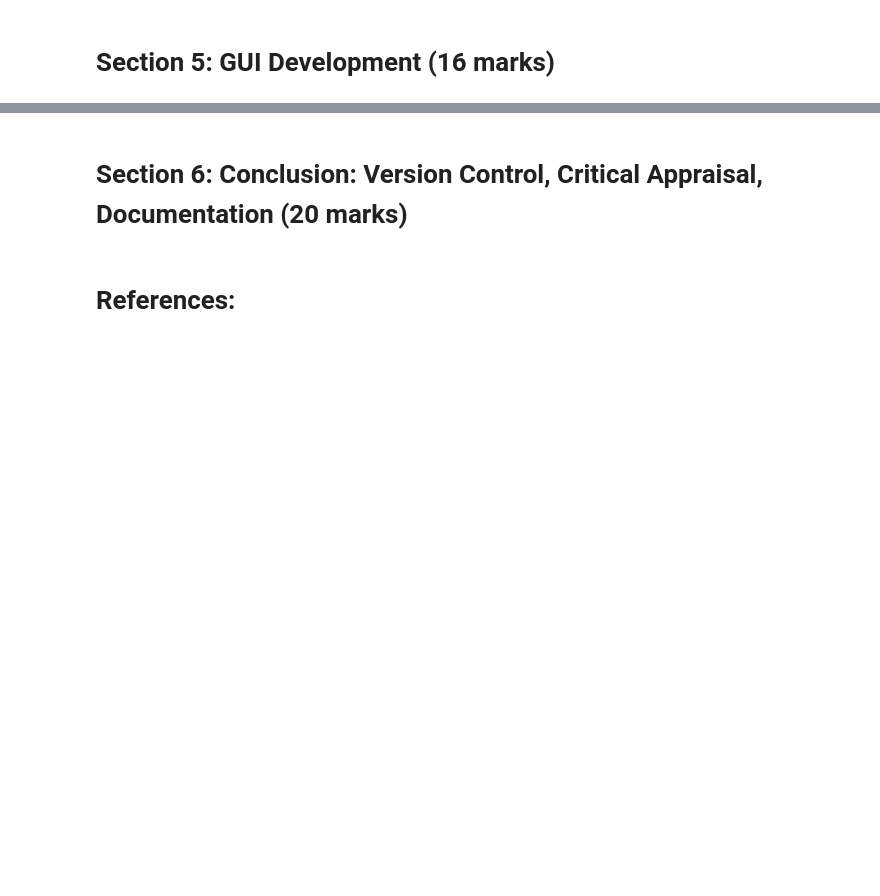
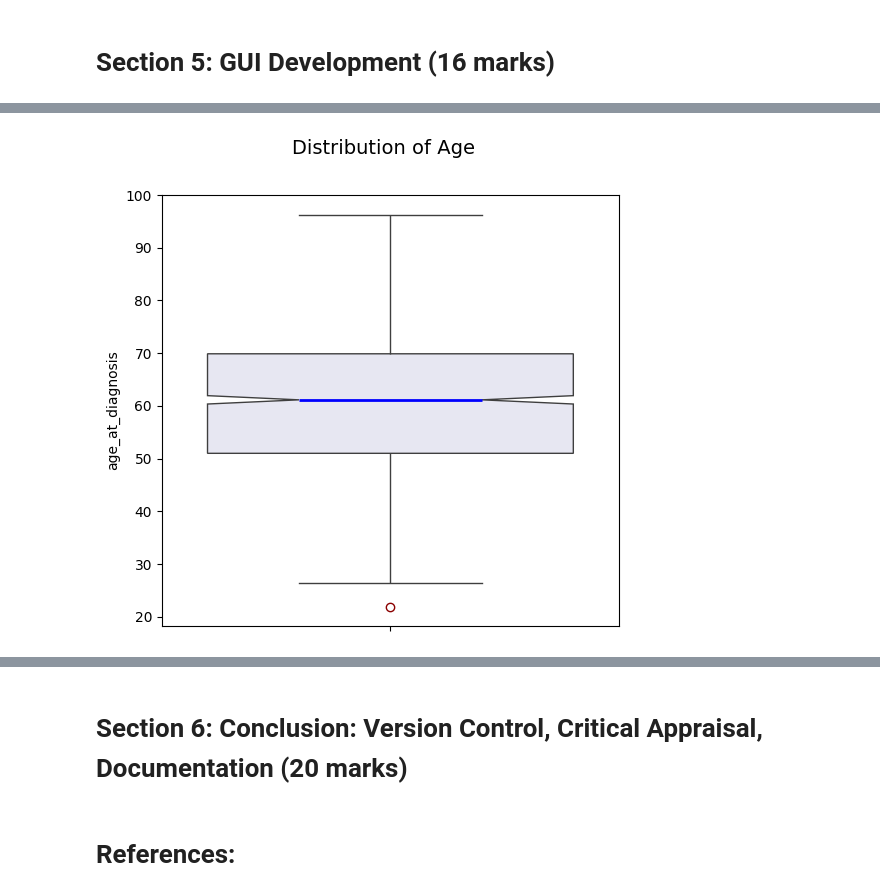
Before and after one commit to Ruthamey1/handling_data, a Jupyter notebook: NTU_N1019812_SOFT40161_CourseWork.ipynb, the cells around one changed output, grey strips where cells are left out. Cells and saved outputs as stored; diff of their text form; code cells hidden in the pictures; blank space fills up the shorter version.

```diff
--- a/NTU_N1019812_SOFT40161_CourseWork.ipynb
+++ b/NTU_N1019812_SOFT40161_CourseWork.ipynb
@@ -522,0 +613,89 @@ sns.relplot(x="lymph_nodes_examined_positive", y="overall_survival_months", hue=
+# %%
+def age():
+    fig, ax = plt.subplots(figsize=(8, 6))
+    sns.boxplot(data=data,
+                    y='age_at_diagnosis',
+                    flierprops=dict(markeredgecolor='darkred'),
+                    notch=True,
+                    boxprops={'facecolor':(.1,.1,.5,.1)},
+                    medianprops={'color':'b', 'linewidth':2})
+
+    plt.suptitle("Distribution of Age", fontsize=14)
+    display_plot(fig)
+
+def lymph_nodes():
+    fig, ax = plt.subplots(figsize=(8, 6))
+    sns.boxplot(data=data,
+                    y='lymph_nodes_examined_positive',
+                    flierprops=dict(markeredgecolor='darkred'),
+                    notch=True,
+                    boxprops={'facecolor':(.1,.1,.5,.1)},
+                    medianprops={'color':'b', 'linewidth':2})
+
+    plt.suptitle("Distributions of Lymph Nodes Examines Positive", fontsize=14)
+    display_plot(fig)
+
+def survival():
+    fig, ax = plt.subplots(figsize=(8, 6))
+    sns.boxplot(data=data,
+                    y='overall_survival_months',
+                    flierprops=dict(markeredgecolor='darkred'),
+                    notch=True,
+                    boxprops={'facecolor':(.1,.1,.5,.1)},
+                    medianprops={'color':'b', 'linewidth':2})
+
+    plt.suptitle("Distributions of Overall Survival", fontsize=14)
+    display_plot(fig)
+
+def tumor_size():
+    fig, ax = plt.subplots(figsize=(8, 6))
+    sns.boxplot(data=data,
+                    y='tumor_size',
+                    flierprops=dict(markeredgecolor='darkred'),
+                    notch=True,
+                    boxprops={'facecolor':(.1,.1,.5,.1)},
+                    medianprops={'color':'b', 'linewidth':2})
+
+    plt.suptitle("Distributions of Tumor Size", fontsize=14)
+    display_plot(fig)
+
+
+# Function to display plot in the Tkinter window
+def display_plot(fig):
+    for widget in frame_plot.winfo_children():
+        widget.destroy()  # Clear previous plot
+    canvas = FigureCanvasTkAgg(fig, master=frame_plot)
+    canvas.draw()
+    canvas.get_tk_widget().pack()
+
+
+# Create the main Tkinter window
+root = tk.Tk()
+root.title("Violin Plots Displaying Overall Survival with Different Features Against Age")
+root.geometry("1000x600")
+
+# Create a frame to hold the buttons on the left
+frame_buttons = tk.Frame(root)
+frame_buttons.pack(side="left", padx=20, pady=20)
+
+# Create a frame to hold the plot area
+frame_plot = tk.Frame(root)
+frame_plot.pack(side="right", padx=20, pady=20, fill="both", expand=True)
+
+# Add buttons for different plots in the left frame
+age_button = tk.Button(frame_buttons, text="Age At Diagnosis", command=age, font=("Arial", 20), fg='green')
+age_button.pack(pady=5, fill="x")
+
+ln_button = tk.Button(frame_buttons, text="Positive Lymph Nodes Examined", command=lymph_nodes, font=("Arial", 20), fg='blue')
+ln_button.pack(pady=5, fill="x")
+
+survival_button = tk.Button(frame_buttons, text="Overall Survival", command=survival, font=("Arial", 20), fg='purple')
+survival_button.pack(pady=5, fill="x")
+
+size_button = tk.Button(frame_buttons, text="Tumor Size", command=tumor_size, font=("Arial", 20), fg='red')
+size_button.pack(pady=5, fill="x")
+
+# Run the application
+root.mainloop()
+# %% [output]
+[figure, added]
```
Also changed, not shown: parts of 6 cells of this notebook.
